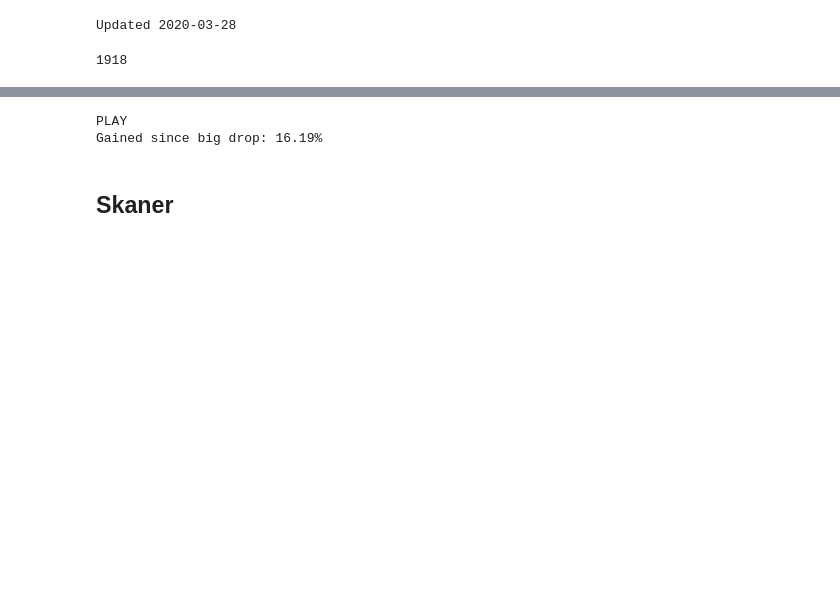
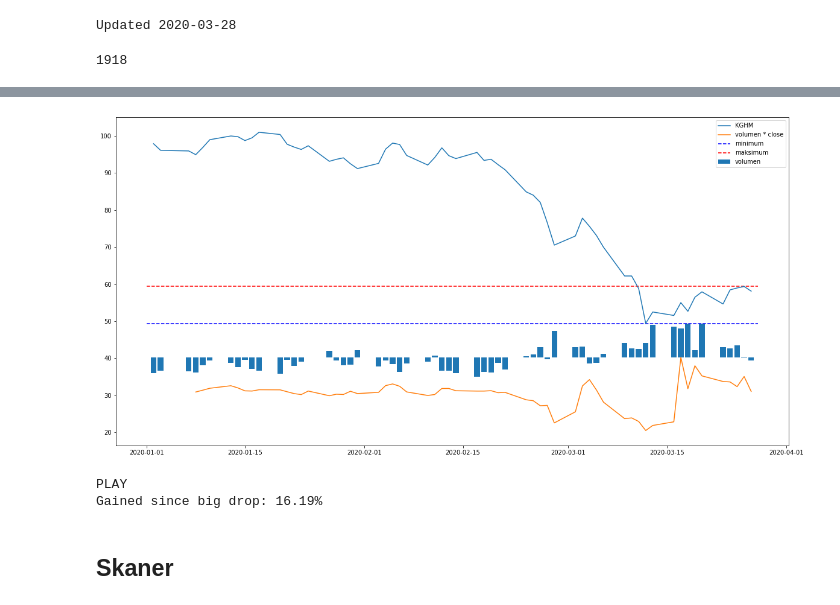
Before and after one commit to showeye/wse_analytics, a Jupyter notebook: bossa.ipynb, the cells around one changed output, grey strips where cells are left out. Drawn from its saved outputs; the diff is of its cells as text; code cells hidden in the pictures; blank space fills up the shorter version.

```diff
--- a/bossa.ipynb
+++ b/bossa.ipynb
@@ -125,3 +114,7 @@ plt.legend([df.TICKER[0],
+# %%
+plot_paper('KGHM','2020-01-01', str(date.today()))
+# %% [output]
+[figure, added]
 # %%
 max_after_drop = df.loc[df.index >= big_drop_date,"CLOSE"].max()
 
```
Also changed, not shown: parts of 5 cells of this notebook.
